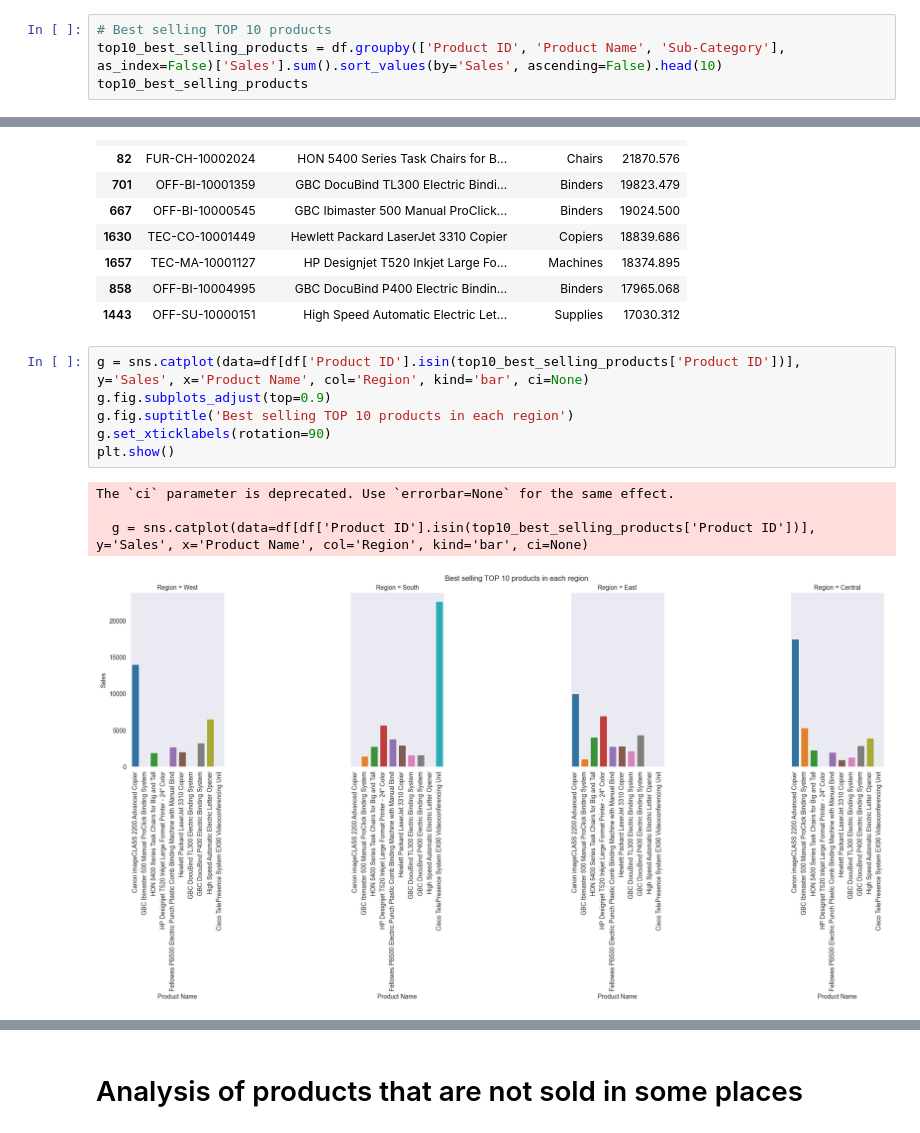
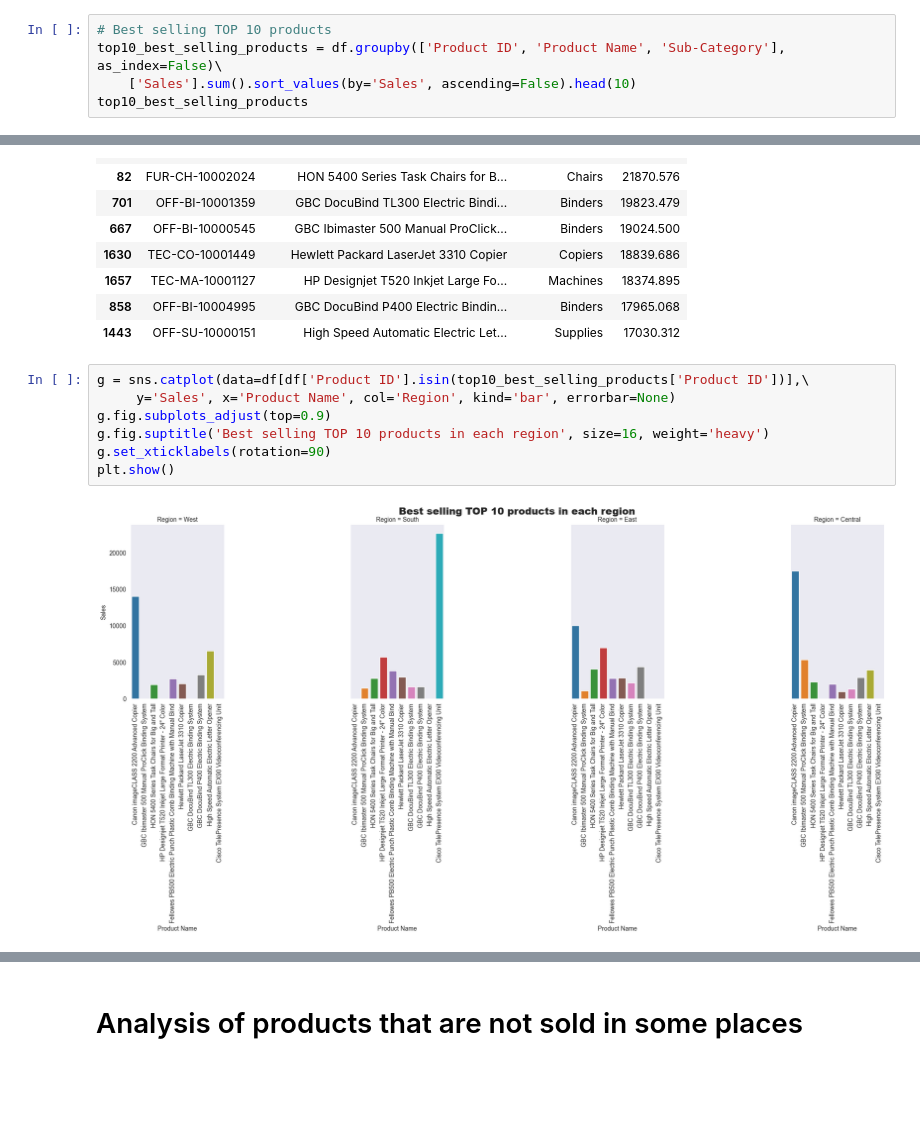
Before and after one commit to sserg27/PortfolioProjects, a Jupyter notebook: Case Study Office Supplies/Code/CaseStudyOfficeSupplies.ipynb, the cells around one changed output, grey strips where cells are left out. Drawn from its saved outputs; the diff is of its cells as text; blank space fills up the shorter version.

```diff
--- a/Case Study Office Supplies/Code/CaseStudyOfficeSupplies.ipynb
+++ b/Case Study Office Supplies/Code/CaseStudyOfficeSupplies.ipynb
@@ -336,7 +331,8 @@ g.fig.savefig("image/pic2.png")
 [figure]
 # %%
 # Best selling TOP 10 products
-top10_best_selling_products = df.groupby(['Product ID', 'Product Name', 'Sub-Category'], as_index=False)['Sales'].sum().sort_values(by='Sales', ascending=False).head(10)
+top10_best_selling_products = df.groupby(['Product ID', 'Product Name', 'Sub-Category'], as_index=False)\
+    ['Sales'].sum().sort_values(by='Sales', ascending=False).head(10)
 top10_best_selling_products
 # %% [output]
 |  | Product ID | Product Name | Sub-Category | Sales |
@@ -351,14 +347,12 @@ top10_best_selling_products
 | 858 | OFF-BI-10004995 | GBC DocuBind P400 Electric Bindin... | Binders | 17965.068 |
 | 1443 | OFF-SU-10000151 | High Speed Automatic Electric Let... | Supplies | 17030.312 |
 # %%
-g = sns.catplot(data=df[df['Product ID'].isin(top10_best_selling_products['Product ID'])], y='Sales', x='Product Name', col='Region', kind='bar', ci=None)
+g = sns.catplot(data=df[df['Product ID'].isin(top10_best_selling_products['Product ID'])],\
+     y='Sales', x='Product Name', col='Region', kind='bar', errorbar=None)
 g.fig.subplots_adjust(top=0.9)
-g.fig.suptitle('Best selling TOP 10 products in each region')
+g.fig.suptitle('Best selling TOP 10 products in each region', size=16, weight='heavy')
 g.set_xticklabels(rotation=90)
 plt.show()
 # %% [output]
-The `ci` parameter is deprecated. Use `errorbar=None` for the same effect.
-
-  g = sns.catplot(data=df[df['Product ID'].isin(top10_best_selling_products['Product ID'])], y='Sales', x='Product Name', col='Region', kind='bar', ci=None)
-[figure, old version]
+[figure, new version]
 # %%
```
Also changed, not shown: parts of 78 cells of this notebook, 2 other files.
